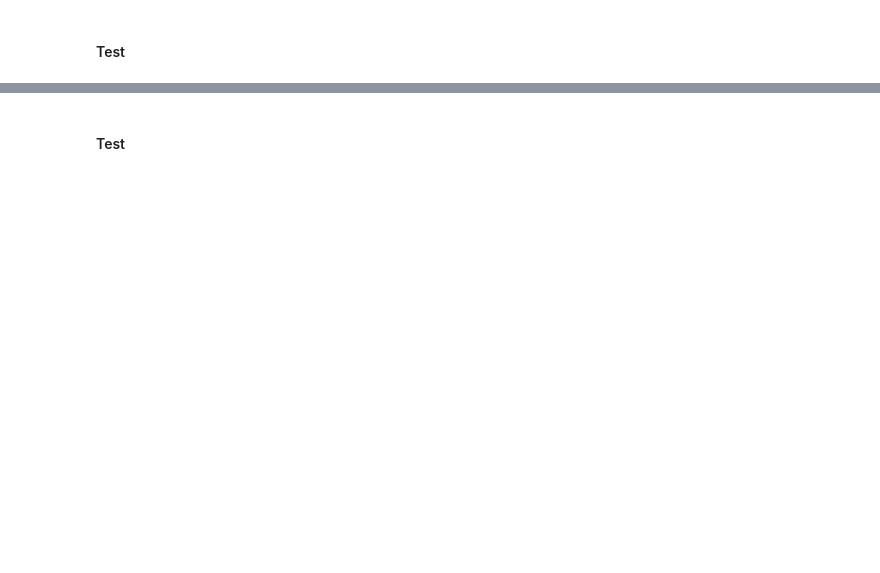
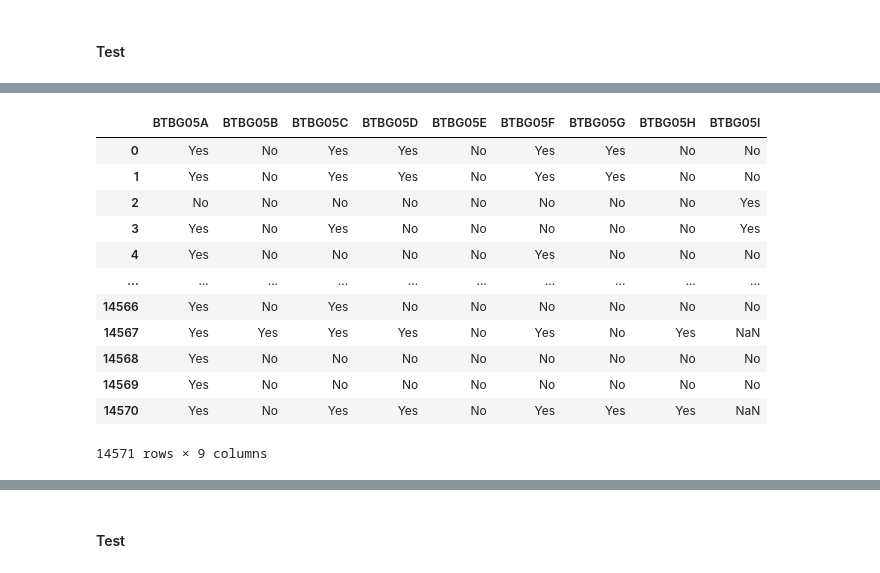
Before and after one commit to sjhaluck/TIMSS-Data-Science, a Jupyter notebook: TIMSS Exploration.ipynb, the cells around one changed output, grey strips where cells are left out. Saved outputs shown, nothing was run; the diff lists cells and outputs as text; code cells hidden in the pictures; blank space fills up the shorter version.

Commit message:
feat: complete data preparation for stud_teach dataframe, begin and plan data preparation for math_teach

```diff
--- a/TIMSS Exploration.ipynb
+++ b/TIMSS Exploration.ipynb
@@ -1622,2 +1716,4 @@ student.head()
+# %%
+math_teach.drop(columns=math_teach_drop_new, inplace=True)
 # %% [markdown]
 #### Test
@@ -1629,2 +1743,6 @@ student.head()
+# %%
+int_cols = ['IDCNTRY', 'IDSCHOOL', 'IDTEALIN', 'IDTEACH', 'IDLINK']
+for col in int_cols:
+    math_teach[col] = math_teach[col].astype(int)
 # %% [markdown]
 #### Test
@@ -1636,2 +1763,14 @@ student.head()
+# %%
+def teacher_edu_level(val):
+    try:
+        level = re.search('[0-9]',val).group(0)
+        if level == '3' and 'Did not complete' in val:
+            return 'ISCED Level 2'
+        return 'ISCED Level '+level
+    except:
+        return np.NaN
+# %%
+math_teach['edu_level'] = math_teach['BTBG04'].apply(teacher_edu_level)
+math_teach.drop(columns=['BTBG04'],inplace=True)
 # %% [markdown]
 #### Test
@@ -1642,0 +1793,16 @@ student.head()
+# %%
+math_teach.loc[:,[col for col in math_teach.columns if 'BTBG05' in col]]
+# %% [output]
+|  | BTBG05A | BTBG05B | BTBG05C | BTBG05D | BTBG05E | BTBG05F | BTBG05G | BTBG05H | BTBG05I |
+| 0 | Yes | No | Yes | Yes | No | Yes | Yes | No | No |
+| 1 | Yes | No | Yes | Yes | No | Yes | Yes | No | No |
+| 2 | No | No | No | No | No | No | No | No | Yes |
+| 3 | Yes | No | Yes | No | No | No | No | No | Yes |
+| 4 | Yes | No | No | No | No | Yes | No | No | No |
+| ... | ... | ... | ... | ... | ... | ... | ... | ... | ... |
+| 14566 | Yes | No | Yes | No | No | No | No | No | No |
+| 14567 | Yes | Yes | Yes | Yes | No | Yes | No | Yes | NaN |
+| 14568 | Yes | No | No | No | No | No | No | No | No |
+| 14569 | Yes | No | No | No | No | No | No | No | No |
+| 14570 | Yes | No | Yes | Yes | No | Yes | Yes | Yes | NaN |
+14571 rows × 9 columns
```
Also changed, not shown: parts of 50 cells of this notebook.
